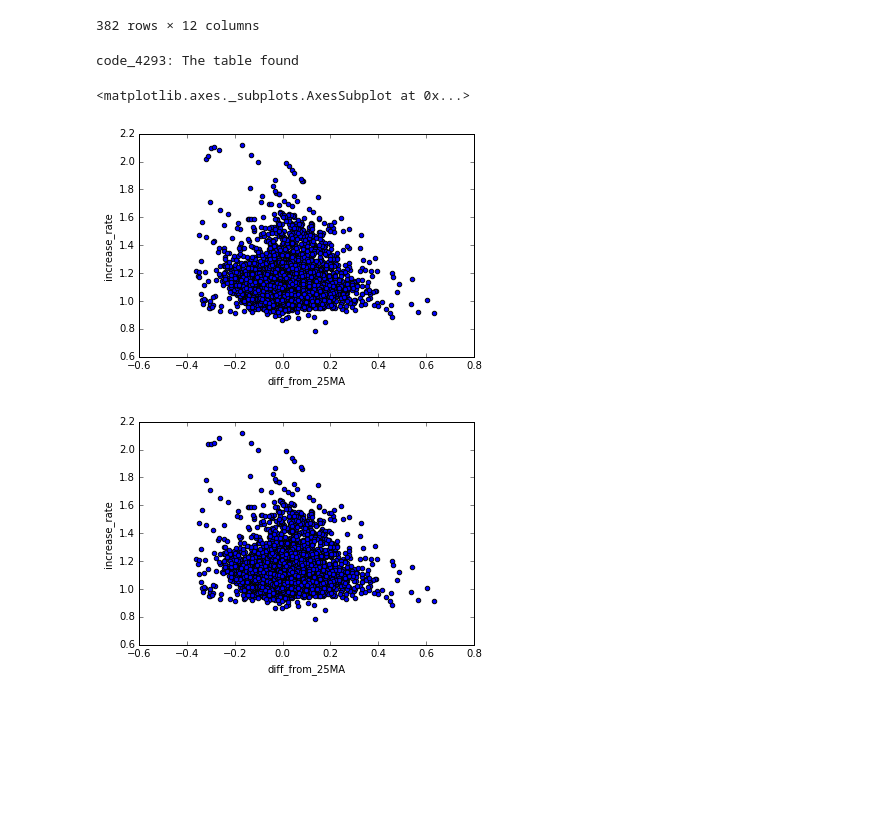
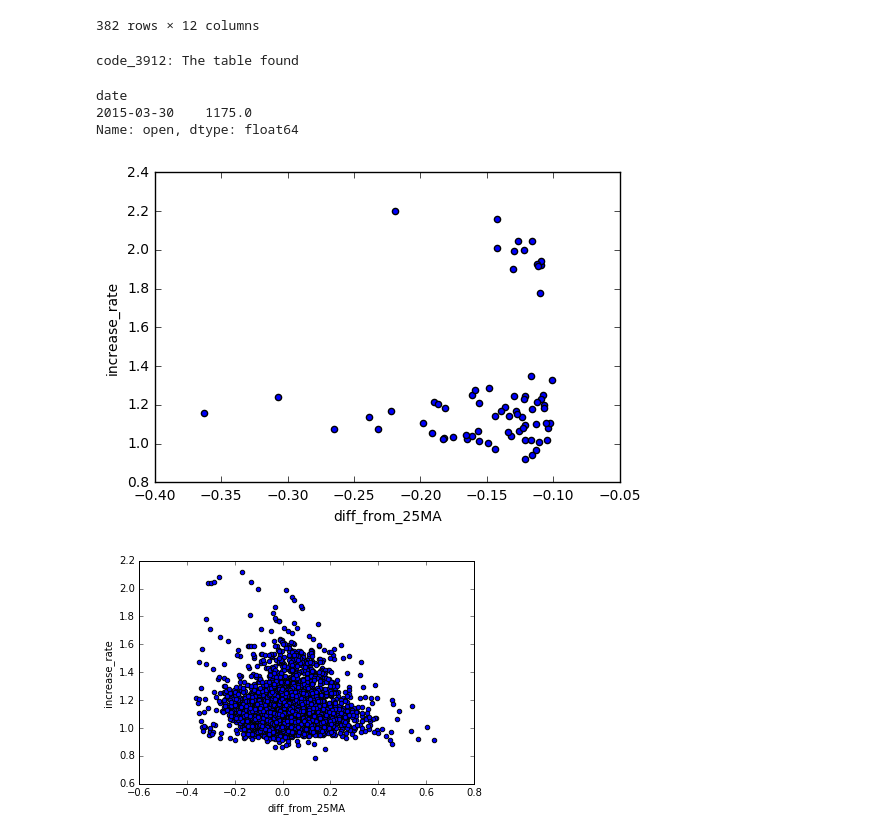
Before and after one commit to 5QgKxT2j/Stock_Analysis, a Jupyter notebook: correlation.ipynb, the cells around one changed output. Saved outputs shown, nothing was run; the diff lists cells and outputs as text; code cells hidden in the pictures; blank space fills up the shorter version.

```diff
--- a/correlation.ipynb
+++ b/correlation.ipynb
@@ -70,9 +70,15 @@ Success: code_3912: Writing to the Database
 | 381 | 2016-10-17 00:00:00 | 2900.0 | 2955.0 | 2806.0 | 2850.0 | 264700.0 | 3059.28 | 2702.74 | 2362.240000 | -0.052065 | ... |
 382 rows × 12 columns
 # %%
-data = database.read()
+data = db.read()
 # %% [output]
-code_4293: The table found
+code_3912: The table found
+# %%
+data.ix[date:][1:2]['open']
+# %% [output]
+date
+2015-03-30    1175.0
+Name: open, dtype: float64
 # %%
 #indexをdatetime化
 data['date'] = pd.to_datetime(data['date'])
@@ -80,22 +86,25 @@ data = data.set_index('date')
 # %%
 #乖離率と値上げの相関
 columns = ['max_close','diff_from_25MA', 'increase_rate']
 correlation = pd.DataFrame(columns = columns, )
 
 #tmpdata={'max_close':[], 'diff_from_25MA':[], 'increase_rate':[]}
 for date in data.index:
 #    #print(date)
     max_close = data['close'][date + offsets.Day(1):date + offsets.Day(30)].max()
     diff_from_25MA = data['Diff_from_25MA'][date]
-    close = data.ix[date,'close']
-    increase_rate = max_close/close
+    buy = data.ix[date:][1:2]['open']
+    if buy.size > 0:
+        buy = buy.values[0]
+        increase_rate = max_close/buy
 
-    correlation = correlation.append(pd.DataFrame([[max_close,diff_from_25MA,increase_rate]], columns=columns))
+        correlation = correlation.append(pd.DataFrame([[max_close,diff_from_25MA,increase_rate]], columns=columns))
+
+ax = correlation[correlation['diff_from_25MA'] < -0.1].plot.scatter(x = 'diff_from_25MA', y = 'increase_rate')
+fig = ax.get_figure()
+fig.savefig('./figure/3912.png')
+# %% [output]
+[figure, added]
-# %%
-correlation.plot.scatter(x = 'diff_from_25MA', y = 'increase_rate')
-# %% [output]
-<matplotlib.axes._subplots.AxesSubplot at 0x...>
-[figure, removed]
 # %%
 def correlation_plot(days = 30):
     #乖離率と値上げの相関
```
Also changed, not shown: parts of 2 cells of this notebook, 2 other files.
